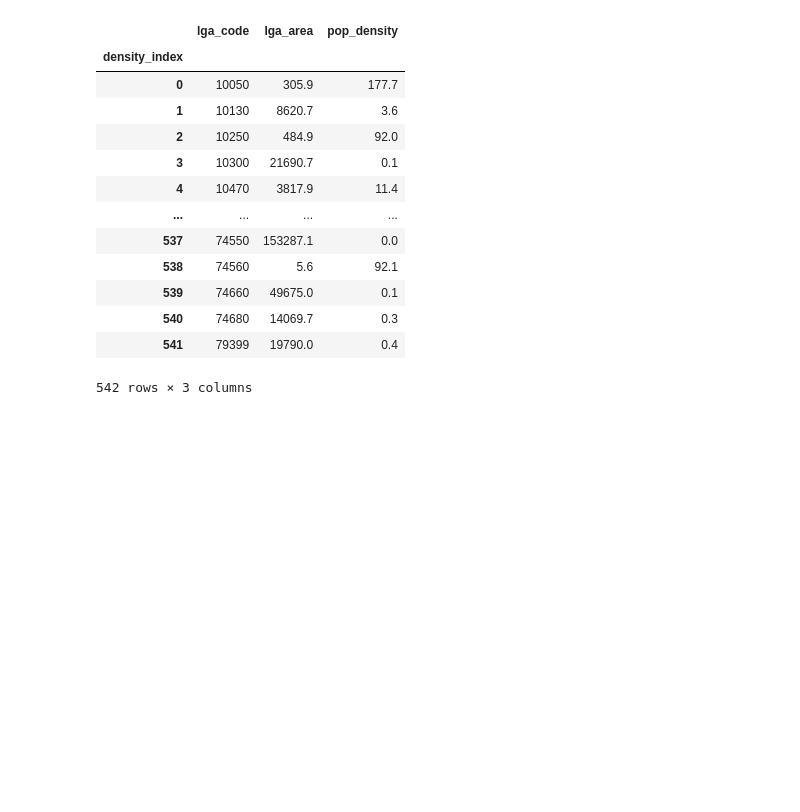
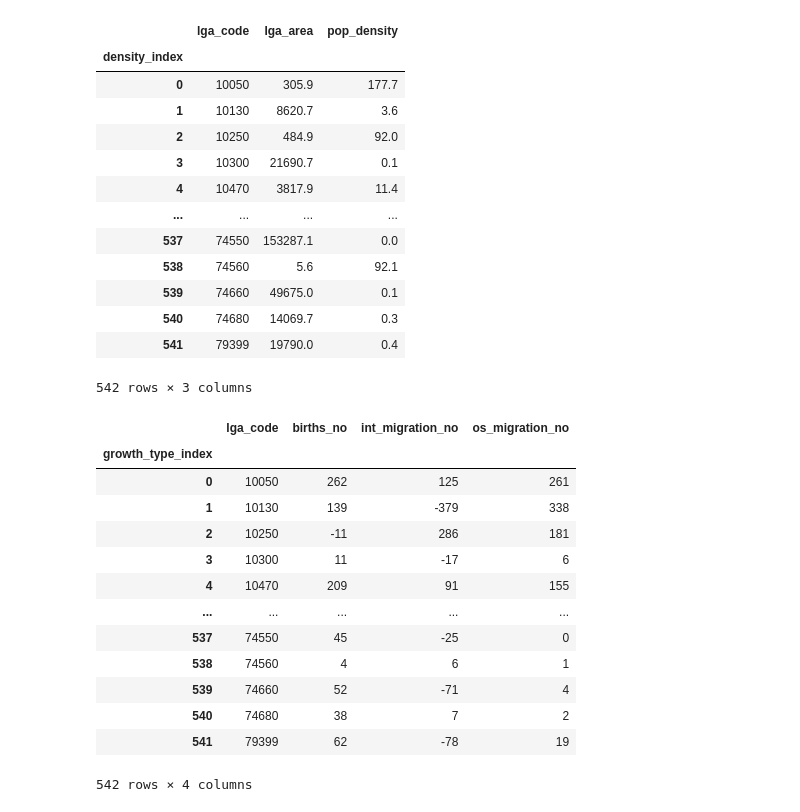
Before and after one commit to LP-116/ETL-Project, a Jupyter notebook: regional_growth.ipynb, the cells around one changed output. Saved outputs shown, nothing was run; the diff lists cells and outputs as text; code cells hidden in the pictures; blank space fills up the shorter version.

```diff
--- a/regional_growth.ipynb
+++ b/regional_growth.ipynb
@@ -164,0 +194,20 @@ density_transformed
+# %%
+growth_type_cols = ["lga_code", "births_no", "int_migration_no", "os_migration_no"]
+growth_type_transformed = regional_growth_data[growth_type_cols].copy()
+growth_type_transformed.index.name = "growth_type_index"
+growth_type_transformed
+# %% [output]
+|  | lga_code | births_no | int_migration_no | os_migration_no |
+| growth_type_index |  |  |  |  |
+| 0 | 10050 | 262 | 125 | 261 |
+| 1 | 10130 | 139 | -379 | 338 |
+| 2 | 10250 | -11 | 286 | 181 |
+| 3 | 10300 | 11 | -17 | 6 |
+| 4 | 10470 | 209 | 91 | 155 |
+| ... | ... | ... | ... | ... |
+| 537 | 74550 | 45 | -25 | 0 |
+| 538 | 74560 | 4 | 6 | 1 |
+| 539 | 74660 | 52 | -71 | 4 |
+| 540 | 74680 | 38 | 7 | 2 |
+| 541 | 79399 | 62 | -78 | 19 |
+542 rows × 4 columns
```
Also changed, not shown: parts of 10 cells of this notebook.
